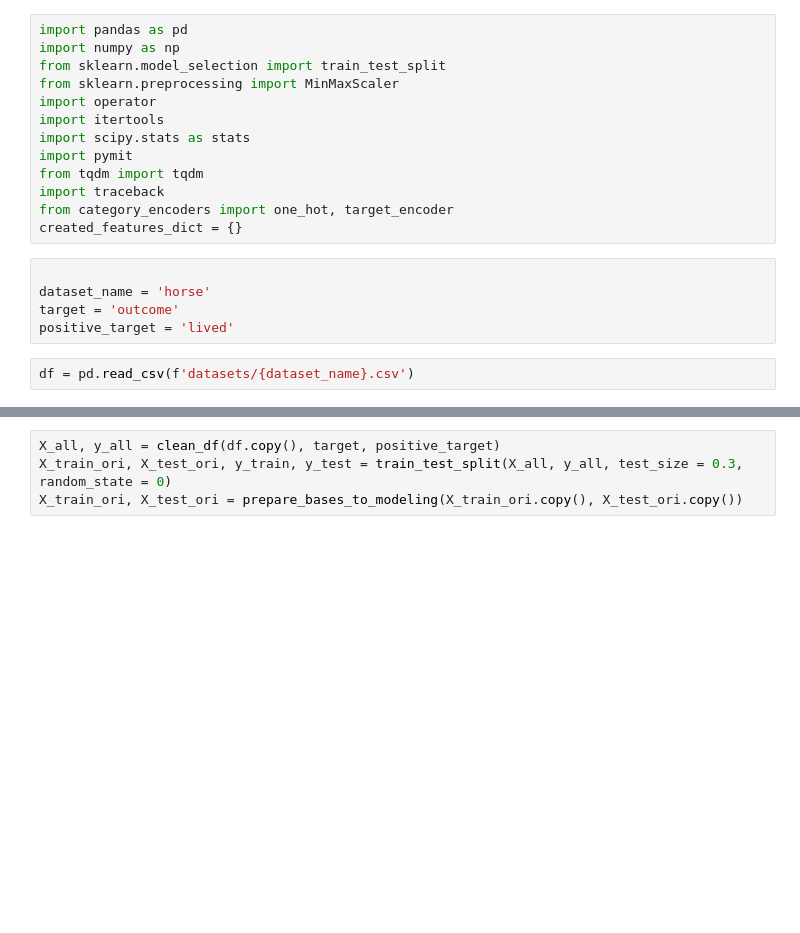
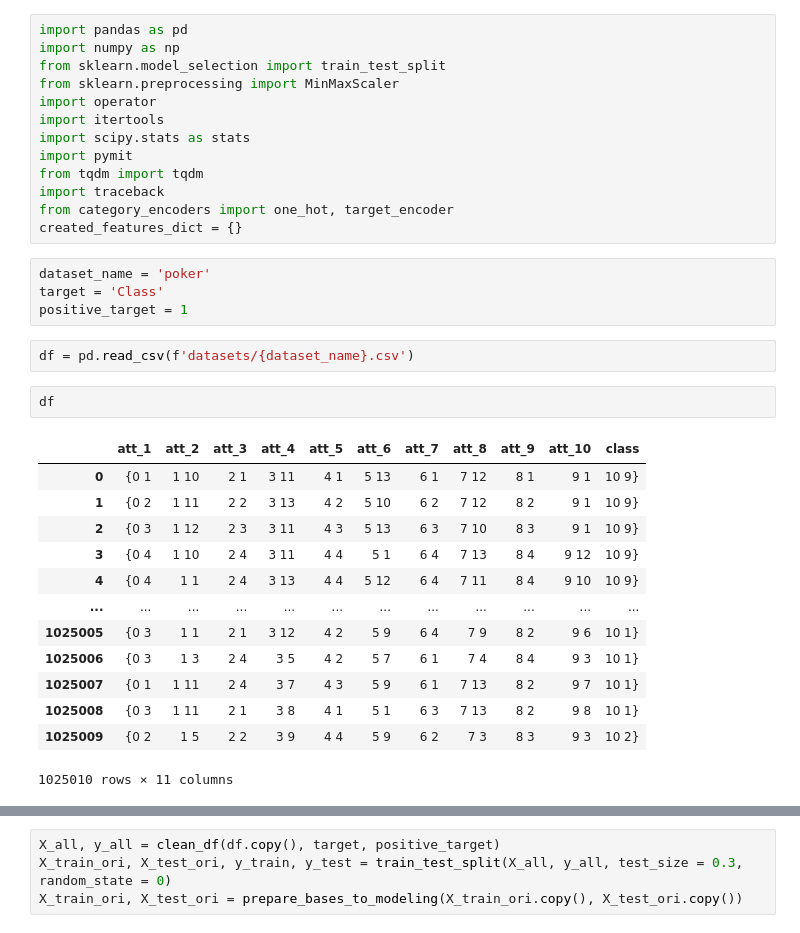
Before and after one commit to FernandoFavoretti/master_AutoML, a Jupyter notebook: articles/FULL_ALGORITHM.ipynb, the cells around one changed output, grey strips where cells are left out. Saved outputs shown, nothing was run; the diff lists cells and outputs as text; blank space fills up the shorter version.

Commit message:
new datasets

```diff
--- a/articles/FULL_ALGORITHM.ipynb
+++ b/articles/FULL_ALGORITHM.ipynb
@@ -11,13 +11,28 @@ from tqdm import tqdm
 import traceback
 from category_encoders import one_hot, target_encoder
 created_features_dict = {}
-# %%
-
-dataset_name = 'horse'
-target = 'outcome'
-positive_target = 'lived'
+# %%
+dataset_name = 'poker'
+target = 'Class'
+positive_target = 1
 # %%
 df = pd.read_csv(f'datasets/{dataset_name}.csv')
+# %%
+df
+# %% [output]
+|  | att_1 | att_2 | att_3 | att_4 | att_5 | att_6 | att_7 | att_8 | att_9 | att_10 | class |
+| 0 | {0 1 | 1 10 | 2 1 | 3 11 | 4 1 | 5 13 | 6 1 | 7 12 | 8 1 | 9 1 | 10 9} |
+| 1 | {0 2 | 1 11 | 2 2 | 3 13 | 4 2 | 5 10 | 6 2 | 7 12 | 8 2 | 9 1 | 10 9} |
+| 2 | {0 3 | 1 12 | 2 3 | 3 11 | 4 3 | 5 13 | 6 3 | 7 10 | 8 3 | 9 1 | 10 9} |
+| 3 | {0 4 | 1 10 | 2 4 | 3 11 | 4 4 | 5 1 | 6 4 | 7 13 | 8 4 | 9 12 | 10 9} |
+| 4 | {0 4 | 1 1 | 2 4 | 3 13 | 4 4 | 5 12 | 6 4 | 7 11 | 8 4 | 9 10 | 10 9} |
+| ... | ... | ... | ... | ... | ... | ... | ... | ... | ... | ... | ... |
+| 1025005 | {0 3 | 1 1 | 2 1 | 3 12 | 4 2 | 5 9 | 6 4 | 7 9 | 8 2 | 9 6 | 10 1} |
+| 1025006 | {0 3 | 1 3 | 2 4 | 3 5 | 4 2 | 5 7 | 6 1 | 7 4 | 8 4 | 9 3 | 10 1} |
+| 1025007 | {0 1 | 1 11 | 2 4 | 3 7 | 4 3 | 5 9 | 6 1 | 7 13 | 8 2 | 9 7 | 10 1} |
+| 1025008 | {0 3 | 1 11 | 2 1 | 3 8 | 4 1 | 5 1 | 6 3 | 7 13 | 8 2 | 9 8 | 10 1} |
+| 1025009 | {0 2 | 1 5 | 2 2 | 3 9 | 4 4 | 5 9 | 6 2 | 7 3 | 8 3 | 9 3 | 10 2} |
+1025010 rows × 11 columns
 # %%
 def clean_df(df, target, positive_target):
 
```
Also changed, not shown: parts of 16 cells of this notebook, 3 other files.
